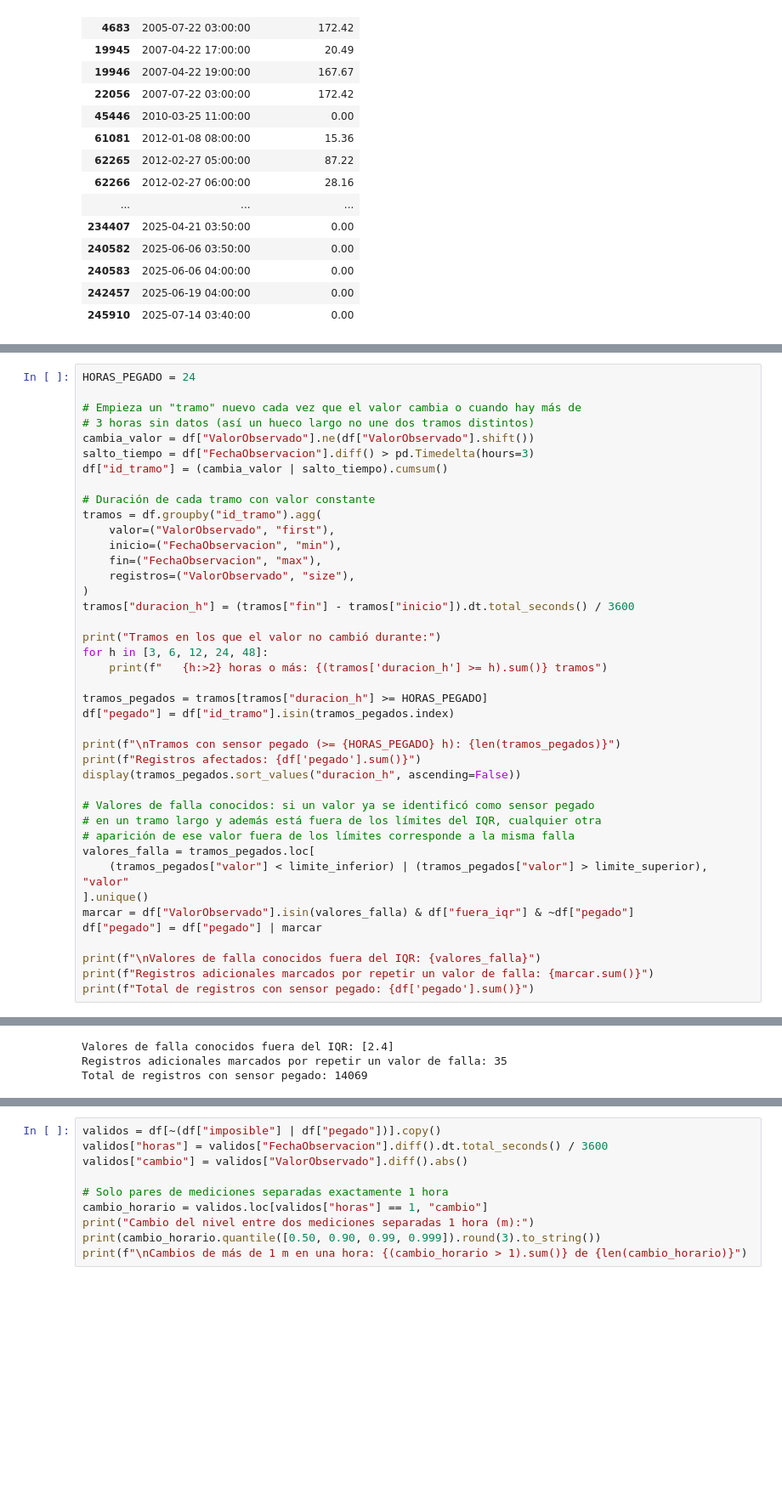
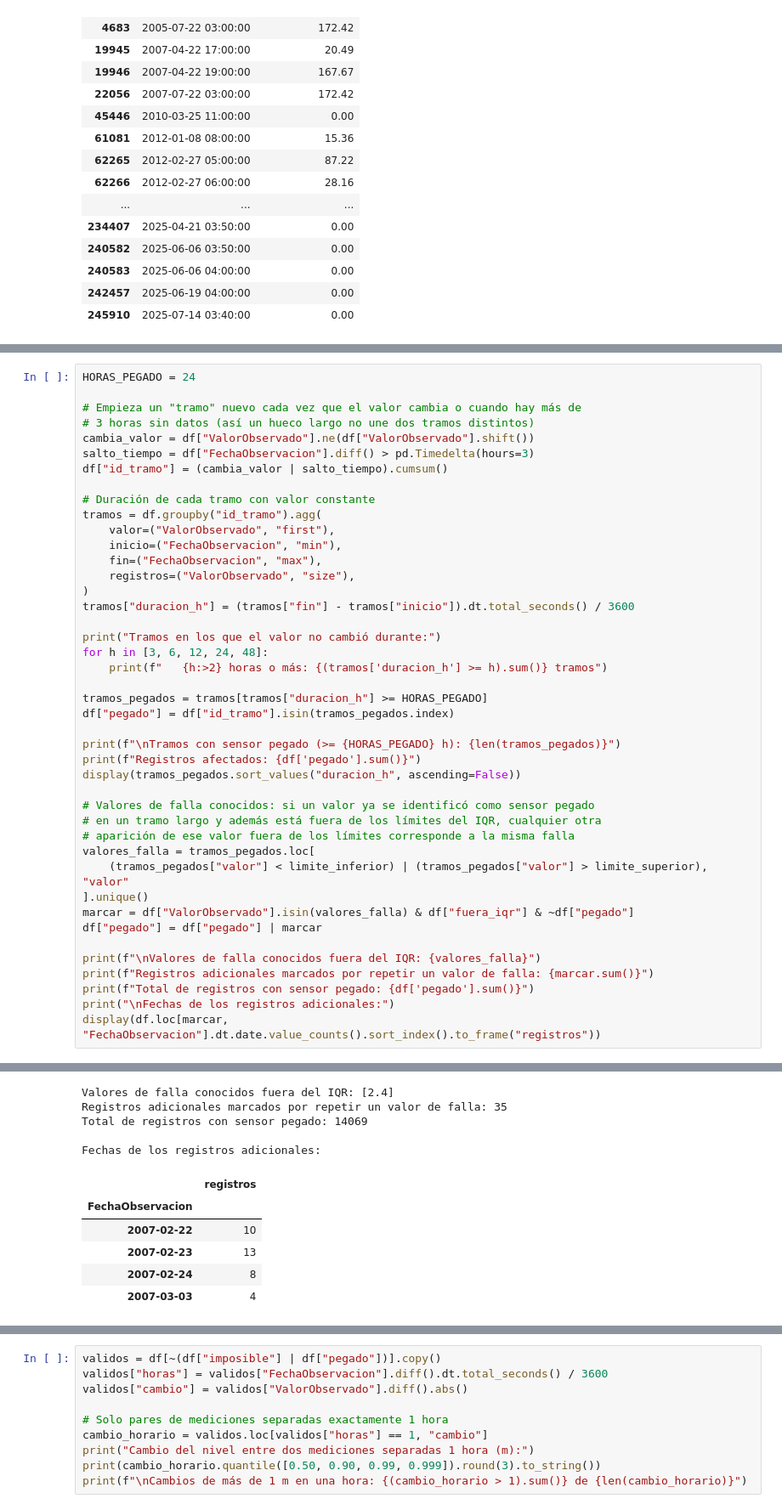
Before and after one commit to AlfonsoMSDL/Proyecto-Aprendizaje-Supervizado-IA, a Jupyter notebook: PromedioNivelMax.ipynb, the cells around one changed output, grey strips where cells are left out. Shown at 85% size. Drawn from its saved outputs; the diff is of its cells as text; blank space fills up the shorter version.

```diff
--- a/PromedioNivelMax.ipynb
+++ b/PromedioNivelMax.ipynb
@@ -352,35 +362,45 @@ df["pegado"] = df["pegado"] | marcar
 print(f"\nValores de falla conocidos fuera del IQR: {valores_falla}")
 print(f"Registros adicionales marcados por repetir un valor de falla: {marcar.sum()}")
 print(f"Total de registros con sensor pegado: {df['pegado'].sum()}")
+print("\nFechas de los registros adicionales:")
+display(df.loc[marcar, "FechaObservacion"].dt.date.value_counts().sort_index().to_frame("registros"))
 # %% [output]
 Tramos en los que el valor no cambió durante:
     3 horas o más: 4728 tramos
     6 horas o más: 955 tramos
    12 horas o más: 180 tramos
    24 horas o más: 56 tramos
    48 horas o más: 35 tramos
 
 Tramos con sensor pegado (>= 24 h): 56
 Registros afectados: 14034
 |  | valor | inicio | fin | registros | duracion_h |
 | id_tramo |  |  |  |  |  |
 | 51392 | 6.39 | 2018-12-20 10:00:00 | 2019-04-02 01:00:00 | 2464 | 2463.0 |
 | 52454 | 6.39 | 2019-07-08 18:00:00 | 2019-09-14 23:00:00 | 1637 | 1637.0 |
 | 42874 | 4.28 | 2015-12-26 20:00:00 | 2016-02-29 08:00:00 | 1549 | 1548.0 |
 | 50373 | 6.55 | 2018-07-22 00:00:00 | 2018-09-17 21:00:00 | 1390 | 1389.0 |
 | 49199 | 4.27 | 2018-01-27 23:00:00 | 2018-03-11 12:00:00 | 1016 | 1021.0 |
 | 53608 | 5.15 | 2020-02-25 01:00:00 | 2020-03-16 21:00:00 | 501 | 500.0 |
 | 53605 | 5.15 | 2020-01-25 18:00:00 | 2020-02-11 20:00:00 | 411 | 410.0 |
 | 49200 | 4.27 | 2018-03-11 16:00:00 | 2018-03-28 13:00:00 | 403 | 405.0 |
 | 52455 | 6.39 | 2019-09-18 00:00:00 | 2019-09-30 11:00:00 | 300 | 299.0 |
 | 24258 | 3.74 | 2010-02-13 12:00:00 | 2010-02-23 17:00:00 | 246 | 245.0 |
 | ... | ... | ... | ... | ... | ... |
 | 53752 | 5.15 | 2020-04-05 22:00:00 | 2020-04-07 01:00:00 | 28 | 27.0 |
 | 17813 | 8.70 | 2008-11-23 12:00:00 | 2008-11-24 14:00:00 | 27 | 26.0 |
 | 24263 | 3.85 | 2010-02-24 09:00:00 | 2010-02-25 10:00:00 | 26 | 25.0 |
 | 43090 | 4.74 | 2016-04-11 11:00:00 | 2016-04-12 11:00:00 | 25 | 24.0 |
 | 33017 | 7.10 | 2011-10-13 14:00:00 | 2011-10-14 14:00:00 | 25 | 24.0 |
 Valores de falla conocidos fuera del IQR: [2.4]
 Registros adicionales marcados por repetir un valor de falla: 35
 Total de registros con sensor pegado: 14069
+
+Fechas de los registros adicionales:
+|  | registros |
+| FechaObservacion |  |
+| 2007-02-22 | 10 |
+| 2007-02-23 | 13 |
+| 2007-02-24 | 8 |
+| 2007-03-03 | 4 |
 # %% [markdown]
```
Also changed, not shown: parts of 21 cells of this notebook.
